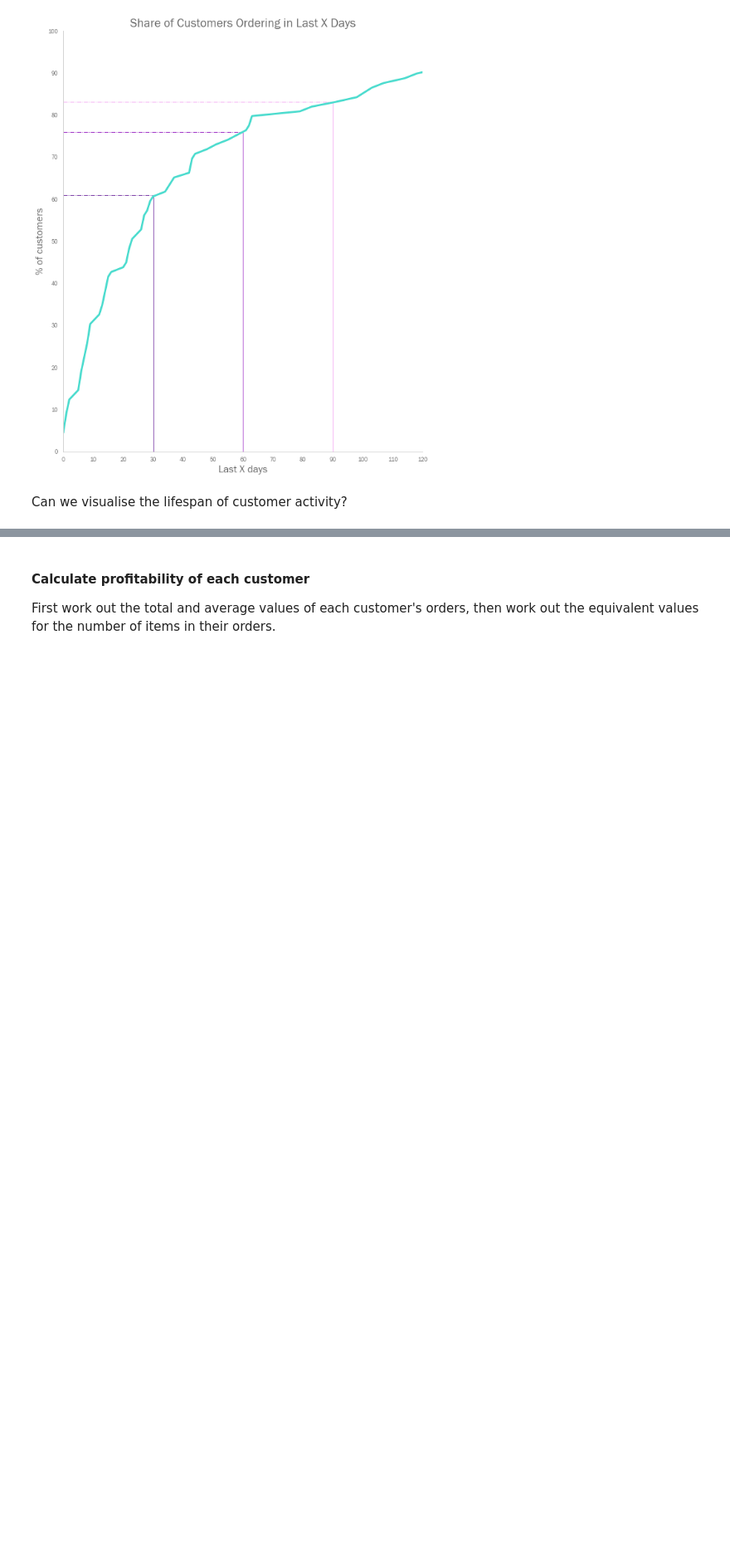
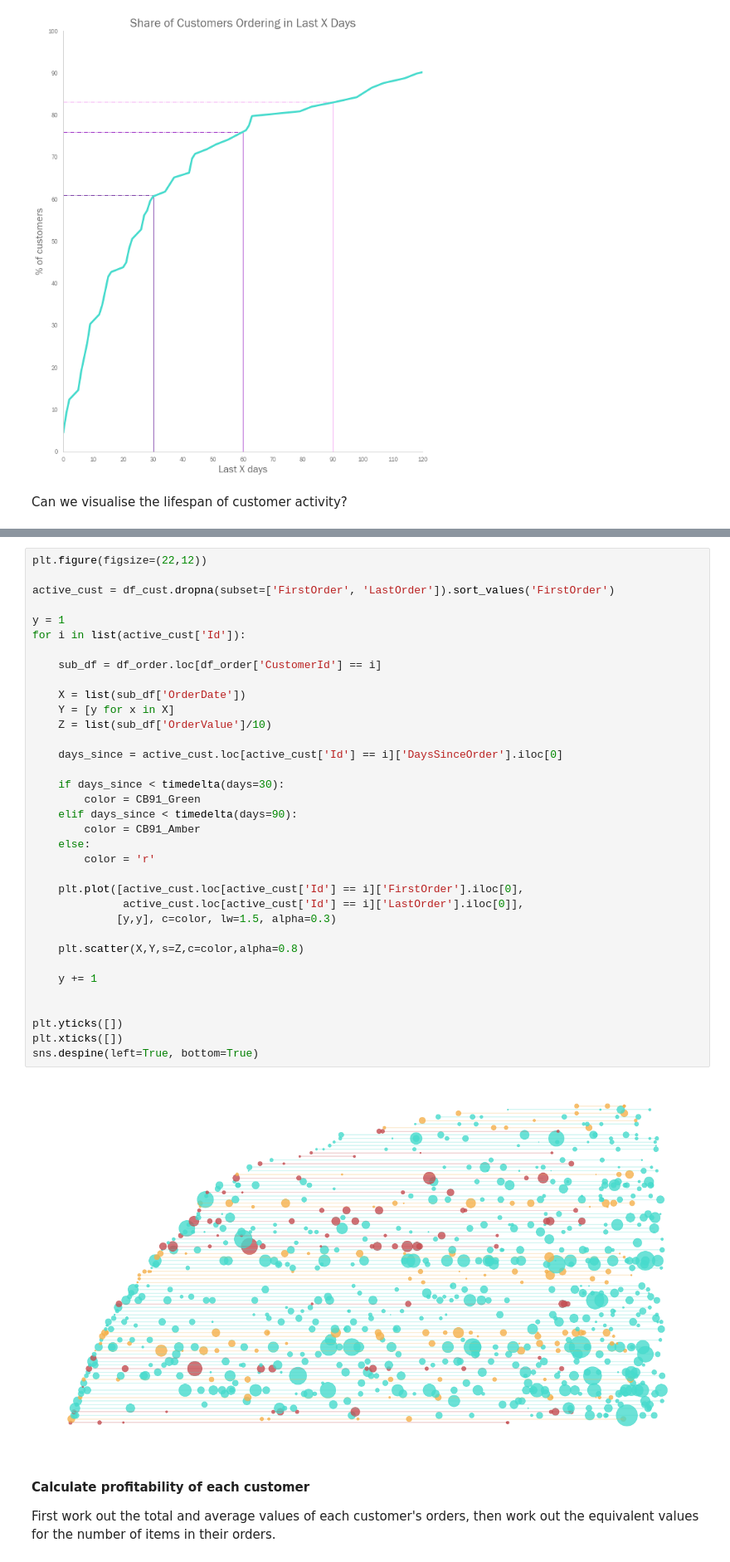
Before and after one commit to calbal91/dsc-mod-3-project-online-ds-pt-051319, a Jupyter notebook: Analysis.ipynb, the cells around one changed output, grey strips where cells are left out. Shown at 83% size. Saved outputs shown, nothing was run; the diff lists cells and outputs as text; blank space fills up the shorter version.

```diff
--- a/Analysis.ipynb
+++ b/Analysis.ipynb
@@ -681,3 +673,40 @@ plt.legend(custom_lines,
+# %%
+plt.figure(figsize=(22,12))
+
+active_cust = df_cust.dropna(subset=['FirstOrder', 'LastOrder']).sort_values('FirstOrder')
+
+y = 1
+for i in list(active_cust['Id']):
+
+    sub_df = df_order.loc[df_order['CustomerId'] == i]
+
+    X = list(sub_df['OrderDate'])
+    Y = [y for x in X]
+    Z = list(sub_df['OrderValue']/10)
+
+    days_since = active_cust.loc[active_cust['Id'] == i]['DaysSinceOrder'].iloc[0]
+
+    if days_since < timedelta(days=30):
+        color = CB91_Green
+    elif days_since < timedelta(days=90):
+        color = CB91_Amber
+    else:
+        color = 'r'
+
+    plt.plot([active_cust.loc[active_cust['Id'] == i]['FirstOrder'].iloc[0],
+              active_cust.loc[active_cust['Id'] == i]['LastOrder'].iloc[0]],
+             [y,y], c=color, lw=1.5, alpha=0.3)
+
+    plt.scatter(X,Y,s=Z,c=color,alpha=0.8)
+
+    y += 1
+
+
+plt.yticks([])
+plt.xticks([])
+sns.despine(left=True, bottom=True)
+# %% [output]
+[figure, added]
 # %% [markdown]
 #### Calculate profitability of each customer
 
```
Also changed, not shown: parts of 4 cells of this notebook, 20 other files.
